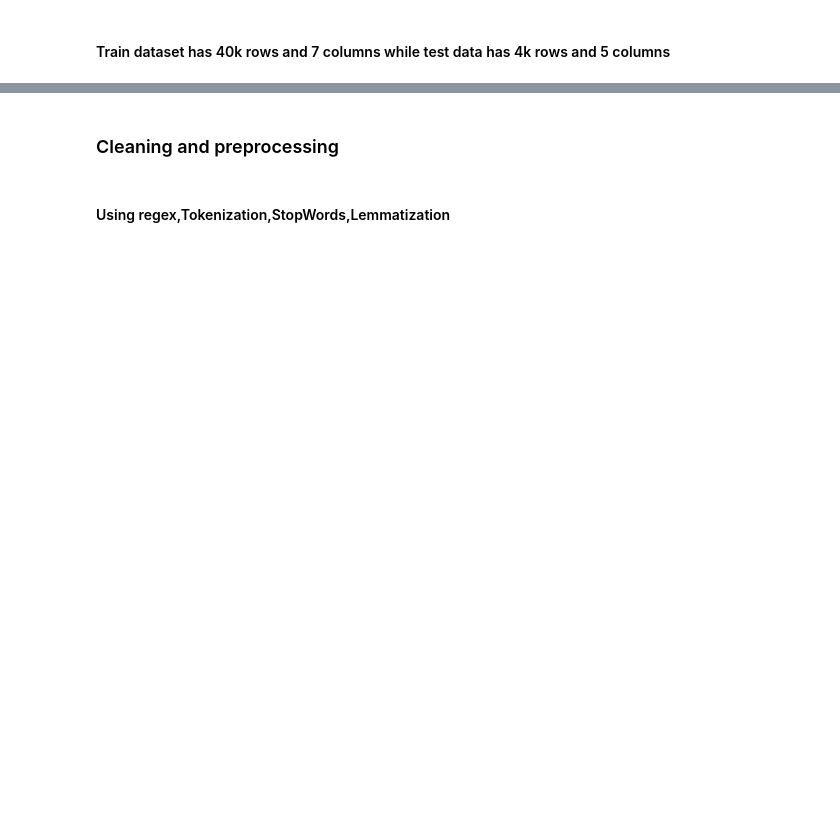
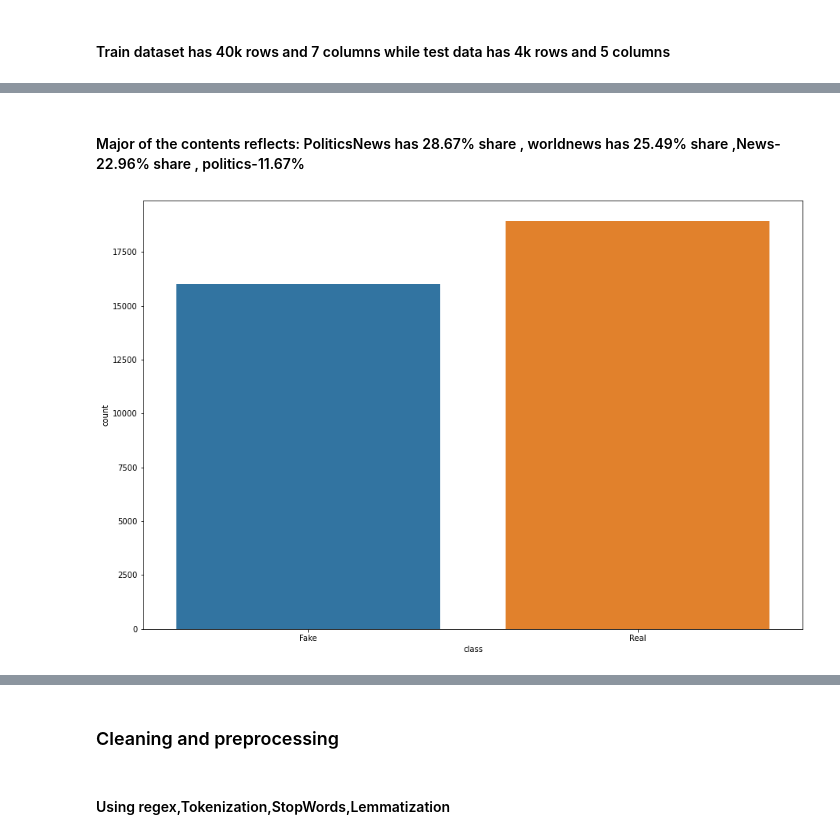
Before and after one commit to sanapple9631/datascienceprojects, a Jupyter notebook: NLP/Fake News/fake_news_detection/notebooks/Fake News detection Project.ipynb, the cells around one changed output, grey strips where cells are left out. Saved outputs shown, nothing was run; the diff lists cells and outputs as text; code cells hidden in the pictures; blank space fills up the shorter version.

```diff
--- a/NLP/Fake News/fake_news_detection/notebooks/Fake News detection Project.ipynb
+++ b/NLP/Fake News/fake_news_detection/notebooks/Fake News detection Project.ipynb
@@ -155,0 +318,8 @@ print(fake_news_test_data.isnull().sum())
+# %% [markdown]
+#### Major  of the contents reflects: PoliticsNews has 28.67% share , worldnews has 25.49% share ,News-22.96% share , politics-11.67%
+# %%
+## News Classes: fake or Real
+plt.figure(figsize=(15,10))
+ax = sns.countplot(x="class",data=fake_news_train_data)
+# %% [output]
+[figure, added]
```
Also changed, not shown: parts of 83 cells of this notebook, 1 other file.
